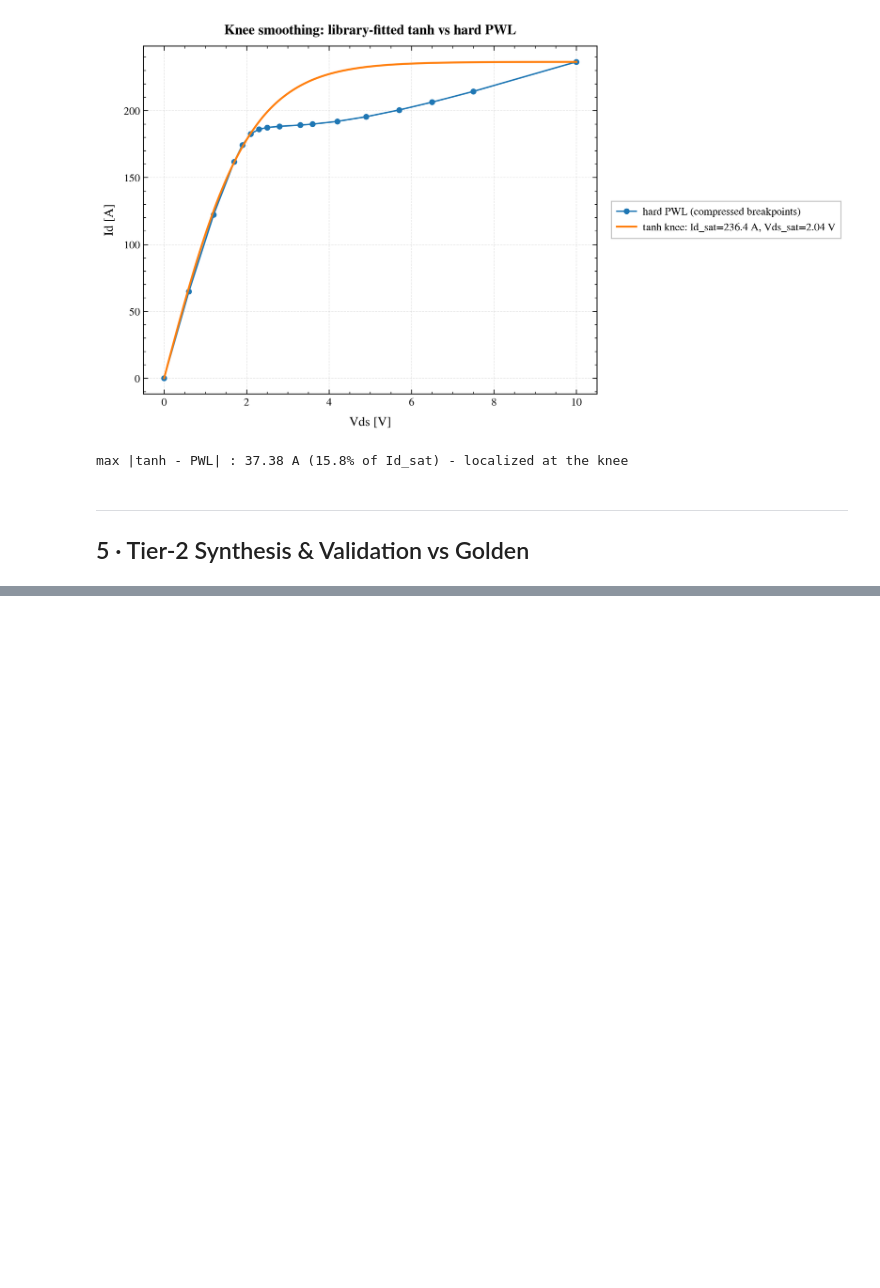
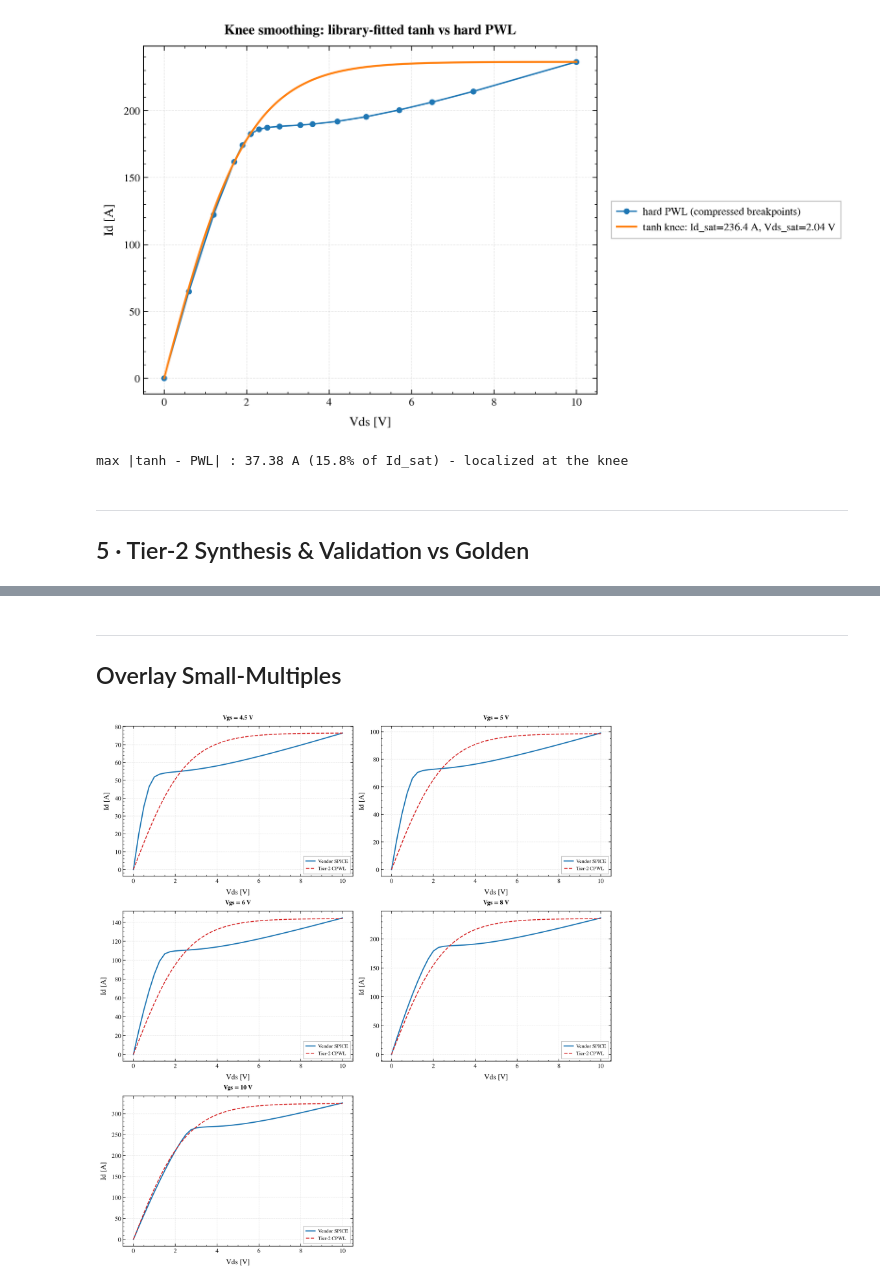
Before and after one commit to Anmol-G-K/PieceSpice, a Jupyter notebook: notebooks/02_piecewise_approximation.ipynb, the cells around one changed output, grey strips where cells are left out. Cells and saved outputs as stored; diff of their text form; code cells hidden in the pictures; blank space fills up the shorter version.

Commit message:
M3 completely done full update over

```diff
--- a/notebooks/02_piecewise_approximation.ipynb
+++ b/notebooks/02_piecewise_approximation.ipynb
@@ -233,0 +247,21 @@ Worst endpoint error: 0.53%  (target < 5%)
+# %%
+# --- Build golden-vs-Tier-2 pairs on the full Vds grid (per Vgs) ---
+# Library owns the simulation loop; this cell only consumes rows.
+import pandas as pd
+from metrics.compare import (
+    build_report, report_to_rows, plot_overlays, plot_residuals,
+    plot_scorecard_bars, plot_parity)
+from pipeline.fitting import compare_tier2_vs_golden_full
+
+rows_full = compare_tier2_vs_golden_full(VENDOR)
+
+pairs = []
+for vgs_val, vds_arr, y_golden, y_t2 in rows_full:
+    pairs.append((f"Vgs = {vgs_val:g} V", np.asarray(vds_arr),
+                  np.asarray(y_golden), np.asarray(y_t2)))
+
+report = build_report(pairs, target_rel_rmse_pct=5.0)
+df_report = pd.DataFrame(report_to_rows(report))
+print(df_report.to_string(index=False))
+print()
+print(report.summary_line())
@@ -233,0 +277,10 @@ Worst endpoint error: 0.53%  (target < 5%)
+# %% [markdown]
+---
+## Overlay Small-Multiples
+# %%
+# Comparison plot 1: overlay small-multiples (golden vs Tier-2 per curve)
+fig_ov = plot_overlays(pairs, cand_label="Tier-2 CPWL",
+                       gold_label="Vendor SPICE")
+plt.show()
+# %% [output]
+[figure, added]
```
Also changed, not shown: parts of 9 cells of this notebook, 9 other files.
